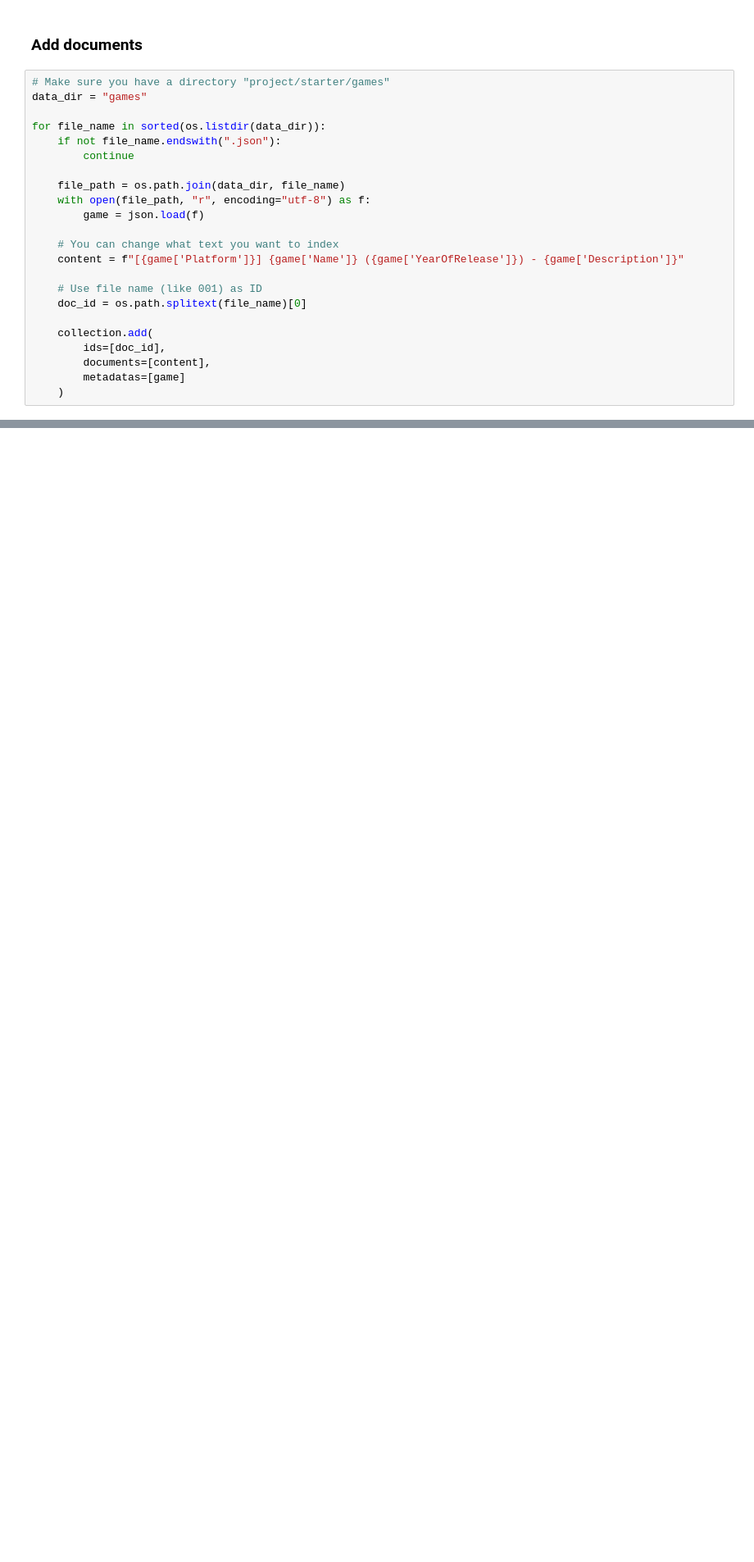
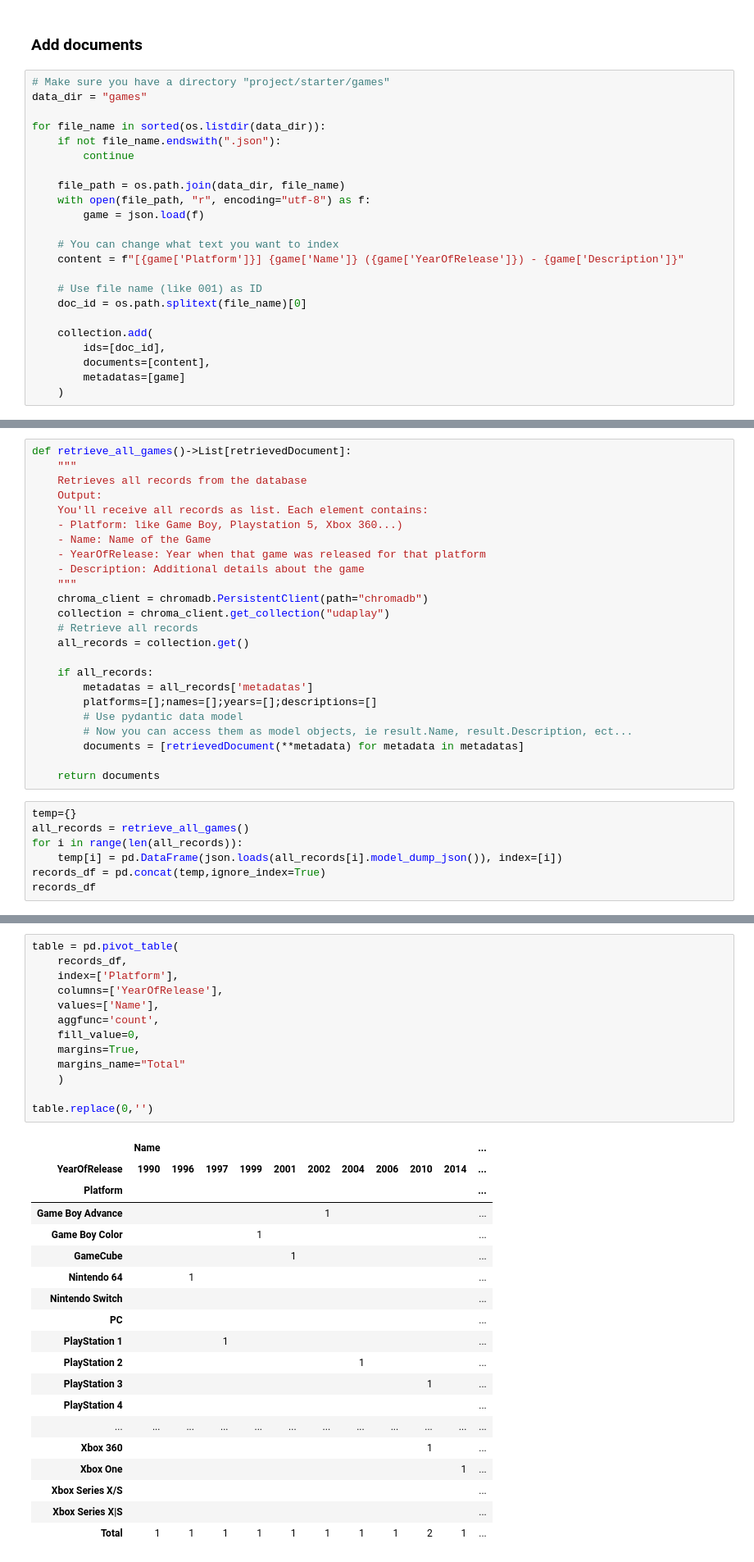
Before and after one commit to adityasinghrathore-asr/Agentic-Examples-, a Jupyter notebook: udacity/module_01_extending_tools/Udaplay_01_starter_project.ipynb, the cells around one changed output, grey strips where cells are left out. Shown at 82% size. Saved outputs shown, nothing was run; the diff lists cells and outputs as text; blank space fills up the shorter version.

```diff
--- a/udacity/module_01_extending_tools/Udaplay_01_starter_project.ipynb
+++ b/udacity/module_01_extending_tools/Udaplay_01_starter_project.ipynb
@@ -94,0 +233,31 @@ for file_name in sorted(os.listdir(data_dir)):
+# %%
+def retrieve_all_games()->List[retrievedDocument]:
+    """
+    Retrieves all records from the database
+    Output:
+    You'll receive all records as list. Each element contains:
+    - Platform: like Game Boy, Playstation 5, Xbox 360...)
+    - Name: Name of the Game
+    - YearOfRelease: Year when that game was released for that platform
+    - Description: Additional details about the game
+    """
+    chroma_client = chromadb.PersistentClient(path="chromadb")
+    collection = chroma_client.get_collection("udaplay")
+    # Retrieve all records
+    all_records = collection.get()
+
+    if all_records:
+        metadatas = all_records['metadatas']
+        platforms=[];names=[];years=[];descriptions=[]
+        # Use pydantic data model
+        # Now you can access them as model objects, ie result.Name, result.Description, ect...
+        documents = [retrievedDocument(**metadata) for metadata in metadatas]
+
+    return documents
+# %%
+temp={}
+all_records = retrieve_all_games()
+for i in range(len(all_records)):
+    temp[i] = pd.DataFrame(json.loads(all_records[i].model_dump_json()), index=[i])
+records_df = pd.concat(temp,ignore_index=True)
+records_df
@@ -94,0 +283,33 @@ for file_name in sorted(os.listdir(data_dir)):
+# %%
+table = pd.pivot_table(
+    records_df,
+    index=['Platform'],
+    columns=['YearOfRelease'],
+    values=['Name'],
+    aggfunc='count',
+    fill_value=0,
+    margins=True,
+    margins_name="Total"
+    )
+
+table.replace(0,'')
+# %% [output]
+|  | Name |  |  |  |  |  |  |  |  |  | ... |
+| YearOfRelease | 1990 | 1996 | 1997 | 1999 | 2001 | 2002 | 2004 | 2006 | 2010 | 2014 | ... |
+| Platform |  |  |  |  |  |  |  |  |  |  | ... |
+| Game Boy Advance |  |  |  |  |  | 1 |  |  |  |  | ... |
+| Game Boy Color |  |  |  | 1 |  |  |  |  |  |  | ... |
+| GameCube |  |  |  |  | 1 |  |  |  |  |  | ... |
+| Nintendo 64 |  | 1 |  |  |  |  |  |  |  |  | ... |
+| Nintendo Switch |  |  |  |  |  |  |  |  |  |  | ... |
+| PC |  |  |  |  |  |  |  |  |  |  | ... |
+| PlayStation 1 |  |  | 1 |  |  |  |  |  |  |  | ... |
+| PlayStation 2 |  |  |  |  |  |  | 1 |  |  |  | ... |
+| PlayStation 3 |  |  |  |  |  |  |  |  | 1 |  | ... |
+| PlayStation 4 |  |  |  |  |  |  |  |  |  |  | ... |
+| ... | ... | ... | ... | ... | ... | ... | ... | ... | ... | ... | ... |
+| Xbox 360 |  |  |  |  |  |  |  |  | 1 |  | ... |
+| Xbox One |  |  |  |  |  |  |  |  |  | 1 | ... |
+| Xbox Series X/S |  |  |  |  |  |  |  |  |  |  | ... |
+| Xbox Series X|S |  |  |  |  |  |  |  |  |  |  | ... |
+| Total | 1 | 1 | 1 | 1 | 1 | 1 | 1 | 1 | 2 | 1 | ... |
```
Also changed, not shown: parts of 20 cells of this notebook, 6 other files.
